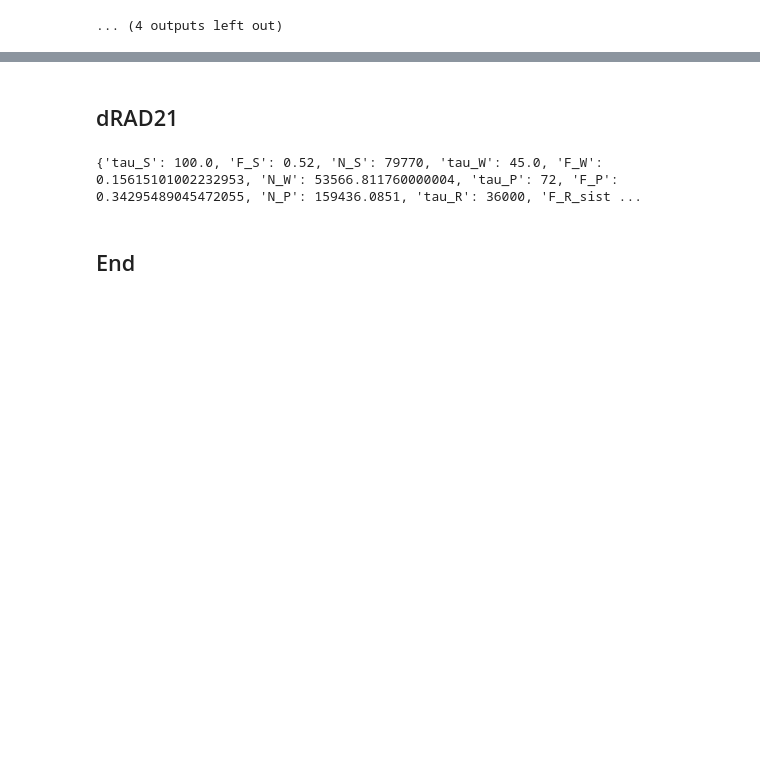
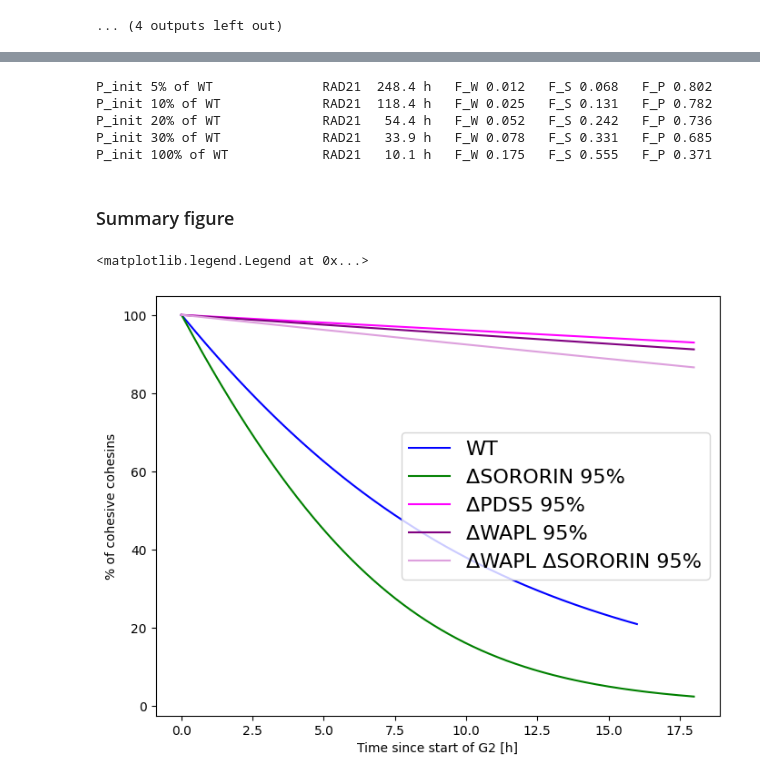
Before and after one commit to Fudenberg-Research-Group/sister-cohesin-dynamics, a Jupyter notebook: chemistry/Step2_Kinetics/bounded_linker_over_time_tau10h.ipynb, the cells around one changed output, grey strips where cells are left out. Saved outputs shown, nothing was run; the diff lists cells and outputs as text; code cells hidden in the pictures; blank space fills up the shorter version.

```diff
--- a/chemistry/Step2_Kinetics/bounded_linker_over_time_tau10h.ipynb
+++ b/chemistry/Step2_Kinetics/bounded_linker_over_time_tau10h.ipynb
@@ -479,35 +439,35 @@ ax1.legend(fontsize=16)
-# %% [markdown]
-## dRAD21
-# %%
-parameter_dict_string_keys = {str(key): value for key, value in parameter_dict.items()}
-print(parameter_dict_string_keys)
-
-N_R_values = [0.01,  0.1, 0.2, 0.3, 0.5, 1]
-
-for i, N_R_val in enumerate(N_R_values):
-    # simulated WT five-state mode
-    parameter_dict_string_keys["F_R_sister_initial"] = N_R_val
-    model = build_model(model_coh, parameter_dict_string_keys)
-    # Load the model
-    r = te.loada(model)
-    # Simulate the model
-    r.simulate(0, 3600*6, 10000)
-    bound_time1 = RAD21_bound_time(K_RPW_R_free=parameter_dict[K_RPW_R_free], B_W = r.RPW_conc, F_R_free=r.R_free_conc, N_R = parameter_dict[N_R])
-
-    tau_W = Wapl_bound_time(K_RPW_RP = parameter_dict[K_RPW_RP], K_RPW_R_free = parameter_dict[K_RPW_R_free])
-    fraction_W = Wapl_bound_fraction(tau_W = tau_W, K_RP_RPW = parameter_dict[K_RP_RPW], RP=r.RP_conc)
-
-    tau_S = Sororin_bound_time(K_RPS_RP = parameter_dict[K_RPS_RP])
-    fraction_S =  Sororin_bound_fraction(tau_S, K_RP_RPS=parameter_dict[K_RP_RPS], RP=r.RP_conc)
-
-    tau_P = PDS5_bound_time(K_RPW_R_free = parameter_dict[K_RPW_R_free], K_RP_R = parameter_dict[K_RP_R], RP=r.RP_conc, W_bound=r.RPW_conc, P_bound=(r.RP_conc+r.RPW_conc+r.RPS_conc))
-    fraction_P = PDS5_bound_fraction(tau_P = tau_P, K_R_RP = parameter_dict[K_R_RP], R = r.R_conc)
-
-    # print("Cohesin Bound Time: {}".format(bound_time1))
-    # print("Wapl Time: {}, Wapl Bound Fraction: {}".format(tau_W, fraction_W))
-    #print("Sororin Time: {}, Sororin Bound Fraction: {}".format(tau_S, fraction_S))
-    # print("PDS5 Time: {}, PDS5 Bound Fraction: {}".format(tau_P, fraction_P))
-# %% [output]
-{'tau_S': 100.0, 'F_S': 0.52, 'N_S': 79770, 'tau_W': 45.0, 'F_W': 0.15615101002232953, 'N_W': 53566.811760000004, 'tau_P': 72, 'F_P': 0.34295489045472055, 'N_P': 159436.0851, 'tau_R': 36000, 'F_R_sist ...
-# %% [markdown]
-## End
+# %%
+for f in [0.05, 0.1, 0.2, 0.3, 1]:
+    report(f"P_init {f:.0%} of WT", dict(base, P_init=f * parameter_dict[N_P]))
+
+## 95% depletion: full trajectory for the summary figure
+df_dPDS5 = simulate_coh(dict(base, P_init=0.05 * parameter_dict[N_P]), 3600 * 18, 100000)
+# %% [output]
+P_init 5% of WT              RAD21  248.4 h   F_W 0.012   F_S 0.068   F_P 0.802
+P_init 10% of WT             RAD21  118.4 h   F_W 0.025   F_S 0.131   F_P 0.782
+P_init 20% of WT             RAD21   54.4 h   F_W 0.052   F_S 0.242   F_P 0.736
+P_init 30% of WT             RAD21   33.9 h   F_W 0.078   F_S 0.331   F_P 0.685
+P_init 100% of WT            RAD21   10.1 h   F_W 0.175   F_S 0.555   F_P 0.371
+# %% [markdown]
+### Summary figure
+# %%
+N_R_total = parameter_dict[N_R]
+runs = [
+    (df_WT,       "WT",                  "blue"),
+    (df_dSORORIN, "ΔSORORIN 95%",        "green"),
+    (df_dPDS5,    "ΔPDS5 95%",           "magenta"),
+    (df_dWapl,    "ΔWAPL 95%",           "purple"),
+    (df_dWdS,     "ΔWAPL ΔSORORIN 95%",  "plum"),
+]
+
+fig, ax1 = plt.subplots(figsize=(8, 6))
+plt.rcParams["svg.fonttype"] = "none"
+for df, label, color in runs:
+    bound = (N_R_total - df["R_free"]) / N_R_total
+    ax1.plot(df["time"] / 3600, 100*bound, label=label, color=color)   # each run on its own time axis
+ax1.set_xlabel("Time since start of G2 [h]")
+ax1.set_ylabel("% of cohesive cohesins")
+ax1.legend(fontsize=16)
+# %% [output]
+<matplotlib.legend.Legend at 0x...>
+[figure, added]
```
Also changed, not shown: parts of 35 cells of this notebook.
